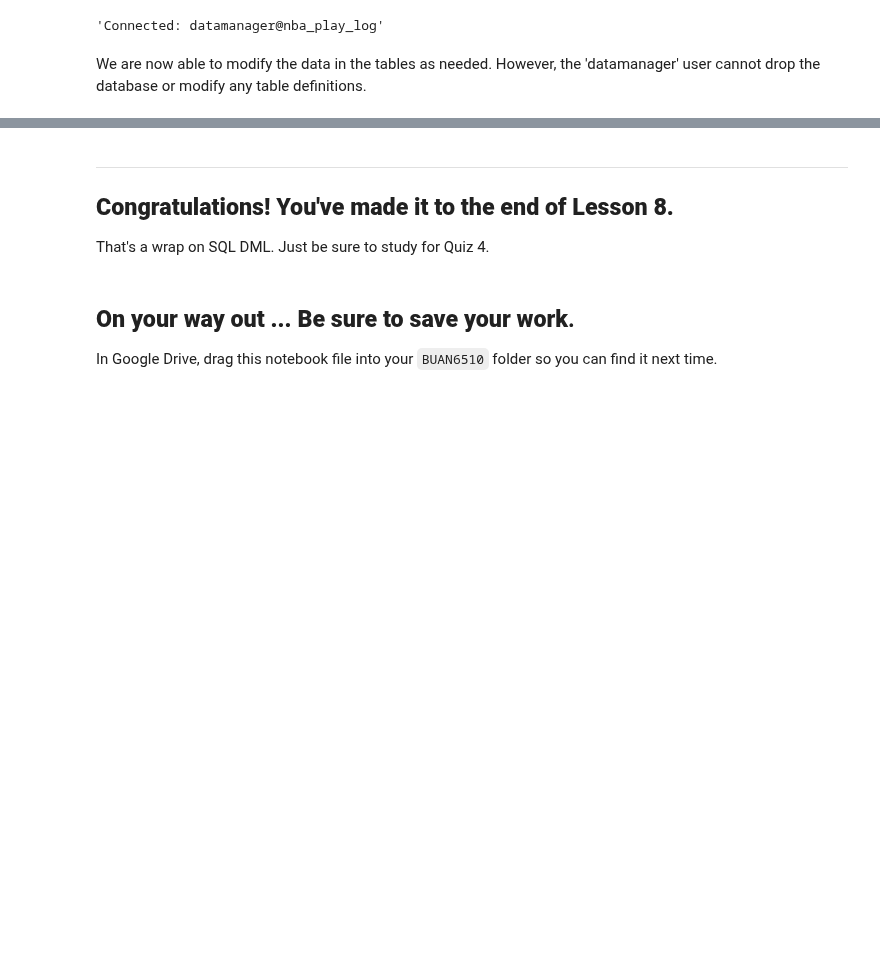
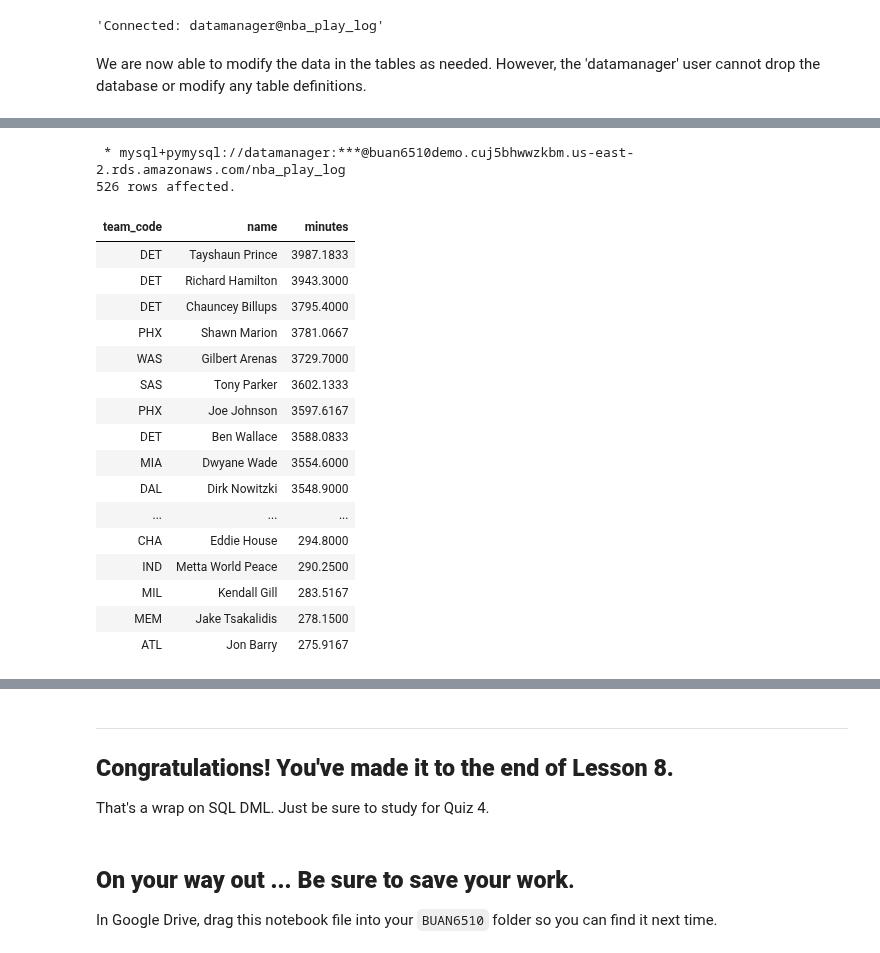
Before and after one commit to kangpyolee/DATA6510, a Jupyter notebook: L8_SQL_DML.ipynb, the cells around one changed output, grey strips where cells are left out. Saved outputs shown, nothing was run; the diff lists cells and outputs as text; code cells hidden in the pictures; blank space fills up the shorter version.

```diff
--- a/L8_SQL_DML.ipynb
+++ b/L8_SQL_DML.ipynb
@@ -1037,0 +1028,27 @@ The resulting dump file includes lots of SQL DDL and DML code that has been tune
+# %%
+%%sql
+SELECT team_code,players.name,sum(elapsed)/60 as minutes
+FROM players JOIN lineups USING (player_id) JOIN play_segments USING (play_seg_id) JOIN teams ON (players.team_id = teams.team_id)
+WHERE teams.team_year = 2005
+GROUP BY player_id, players.name, team_code
+ORDER BY minutes DESC;
+# %% [output]
+ * mysql+pymysql://datamanager:***@buan6510demo.cuj5bhwwzkbm.us-east-2.rds.amazonaws.com/nba_play_log
+526 rows affected.
+| team_code | name | minutes |
+| DET | Tayshaun Prince | 3987.1833 |
+| DET | Richard Hamilton | 3943.3000 |
+| DET | Chauncey Billups | 3795.4000 |
+| PHX | Shawn Marion | 3781.0667 |
+| WAS | Gilbert Arenas | 3729.7000 |
+| SAS | Tony Parker | 3602.1333 |
+| PHX | Joe Johnson | 3597.6167 |
+| DET | Ben Wallace | 3588.0833 |
+| MIA | Dwyane Wade | 3554.6000 |
+| DAL | Dirk Nowitzki | 3548.9000 |
+| ... | ... | ... |
+| CHA | Eddie House | 294.8000 |
+| IND | Metta World Peace | 290.2500 |
+| MIL | Kendall Gill | 283.5167 |
+| MEM | Jake Tsakalidis | 278.1500 |
+| ATL | Jon Barry | 275.9167 |
```
Also changed, not shown: parts of 6 cells of this notebook.
